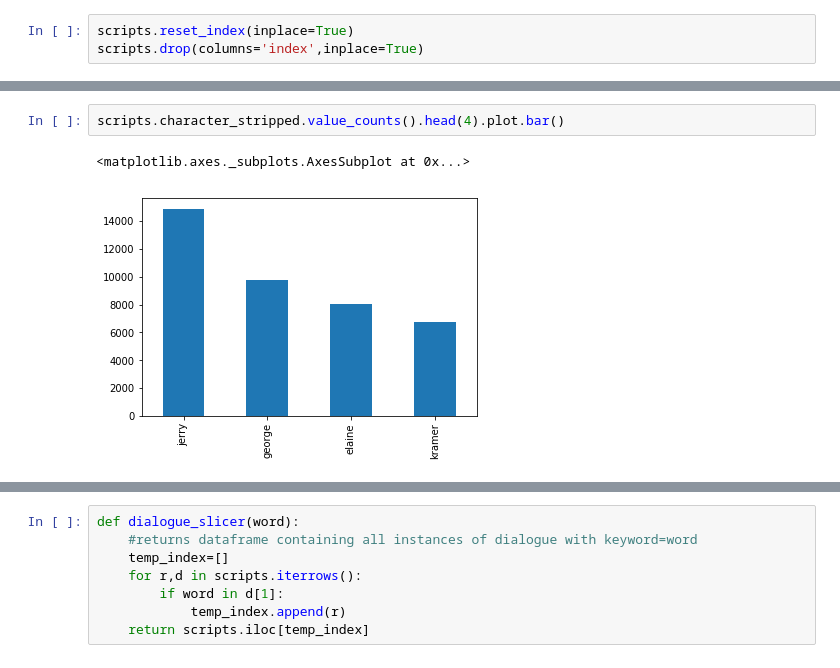
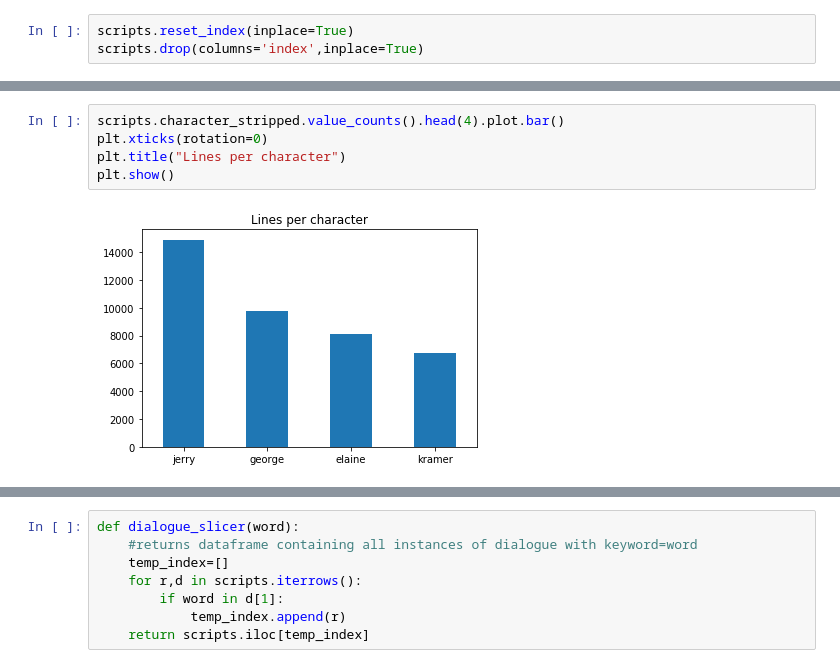
Before and after one commit to ktzioumis/The-Seinfeld, a Jupyter notebook: student.ipynb, the cells around one changed output, grey strips where cells are left out. Drawn from its saved outputs; the diff is of its cells as text.

```diff
--- a/student.ipynb
+++ b/student.ipynb
@@ -533,8 +536,10 @@ scripts.drop(columns='index',inplace=True)
 # %%
 scripts.character_stripped.value_counts().head(4).plot.bar()
+plt.xticks(rotation=0)
+plt.title("Lines per character")
+plt.show()
 # %% [output]
-<matplotlib.axes._subplots.AxesSubplot at 0x...>
-[figure, old version]
+[figure, new version]
 # %%
 plt.figure(figsize=(18,18))
 for season in range(1,10):
```
Also changed, not shown: parts of 9 cells of this notebook, 1 other file.
